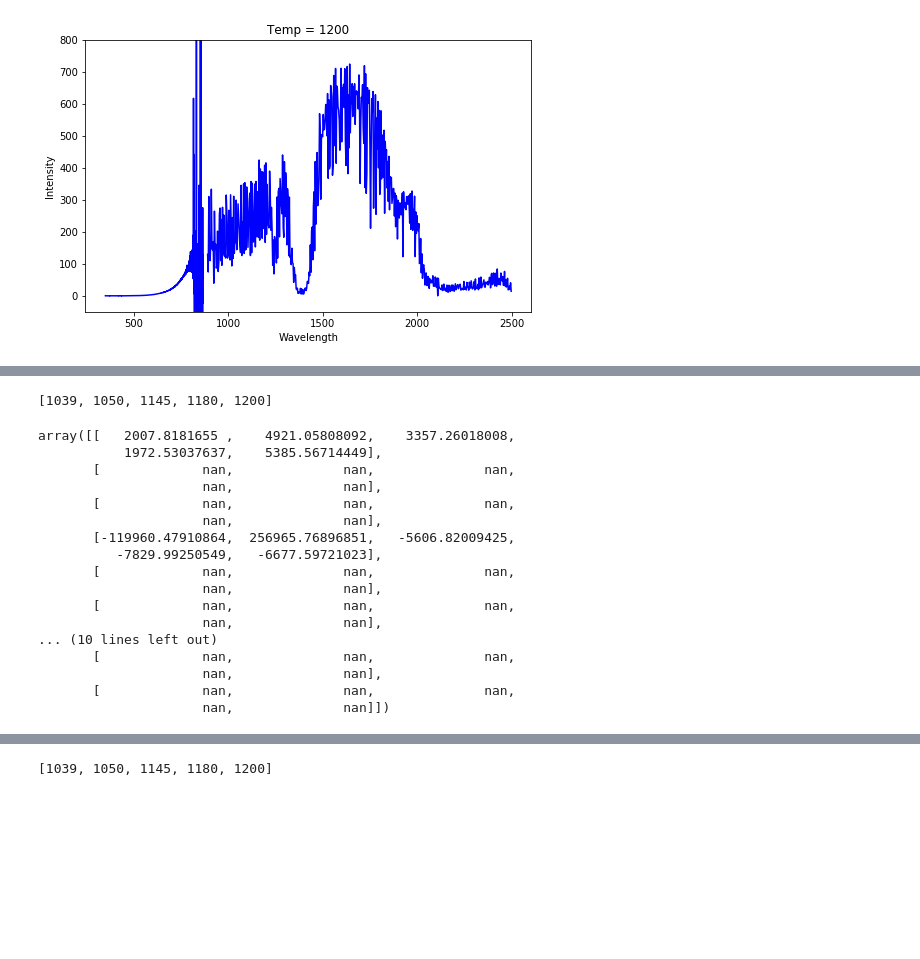
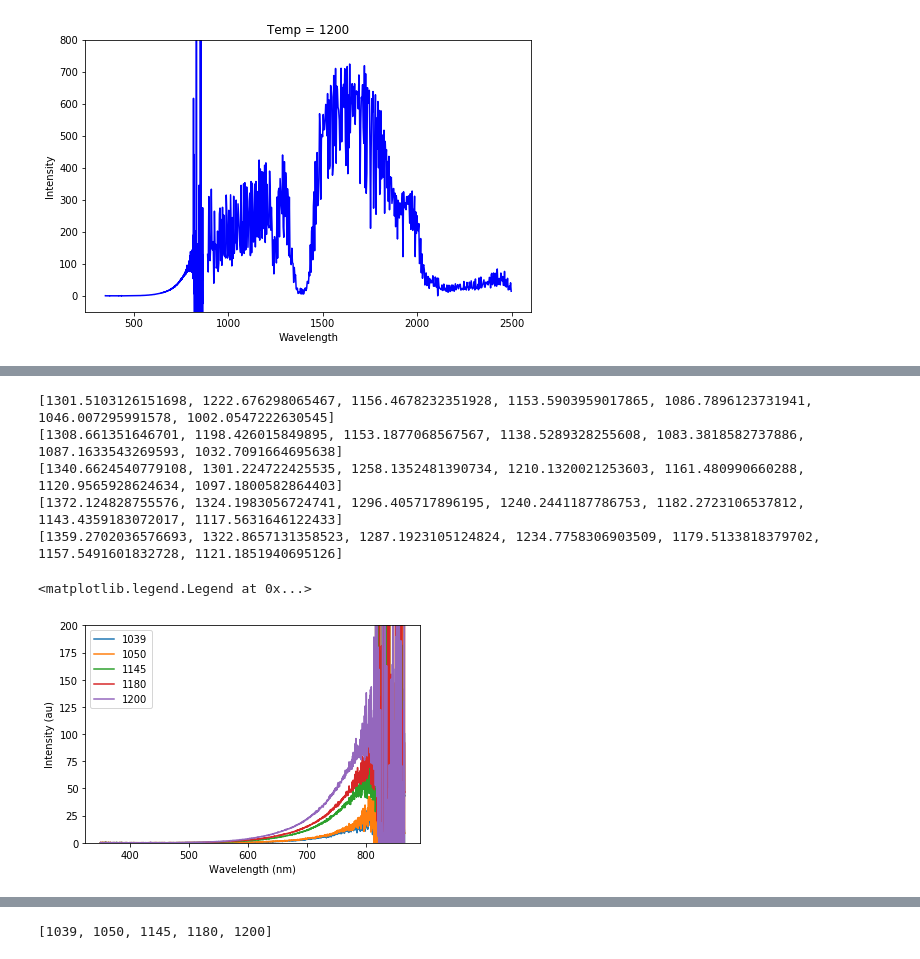
Before and after one commit to msb002/MHDlab, a Jupyter notebook: Analysis/Jupyter Notebooks/Bowen/MgO Spectra.ipynb, the cells around one changed output, grey strips where cells are left out. Cells and saved outputs as stored; diff of their text form; code cells hidden in the pictures; blank space fills up the shorter version.

```diff
--- a/Analysis/Jupyter Notebooks/Bowen/MgO Spectra.ipynb
+++ b/Analysis/Jupyter Notebooks/Bowen/MgO Spectra.ipynb
@@ -140,24 +118,0 @@ for temp in T:
-# %%
-T
-# %% [output]
-[1039, 1050, 1145, 1180, 1200]
-# %%
-bbt
-# %% [output]
-array([[   2007.8181655 ,    4921.05808092,    3357.26018008,
-           1972.53037637,    5385.56714449],
-       [             nan,              nan,              nan,
-                     nan,              nan],
-       [             nan,              nan,              nan,
-                     nan,              nan],
-       [-119960.47910864,  256965.76896851,   -5606.82009425,
-          -7829.99250549,   -6677.59721023],
-       [             nan,              nan,              nan,
-                     nan,              nan],
-       [             nan,              nan,              nan,
-                     nan,              nan],
-... (10 lines left out)
-       [             nan,              nan,              nan,
-                     nan,              nan],
-       [             nan,              nan,              nan,
-                     nan,              nan]])
@@ -165,0 +119,26 @@ bbt = np.zeros((len(w),5))
+# %%
+wl = [600,620,640,660,680,700,720,]#740#760,780]
+dwl = 80
+tt = []
+
+for temp in T:
+    t = []
+    for wla in wl:
+        wlb = wla+dwl
+        s = dfs[Spcm[0]+'_'+str(temp)+'C'][0].mean(axis=1)
+        t.append(twocolortemp(wla, wlb,s))
+    plt.plot(s, label = str(temp))
+    plt.ylim(0,200)
+    print(t)
+    tt.append(t)
+plt.xlabel('Wavelength (nm)')
+plt.ylabel('Intensity (au)')
+plt.legend()
+# %% [output]
+[1301.5103126151698, 1222.676298065467, 1156.4678232351928, 1153.5903959017865, 1086.7896123731941, 1046.007295991578, 1002.0547222630545]
+[1308.661351646701, 1198.426015849895, 1153.1877068567567, 1138.5289328255608, 1083.3818582737886, 1087.1633543269593, 1032.7091664695638]
+[1340.6624540779108, 1301.224722425535, 1258.1352481390734, 1210.1320021253603, 1161.480990660288, 1120.9565928624634, 1097.1800582864403]
+[1372.124828755576, 1324.1983056724741, 1296.405717896195, 1240.2441187786753, 1182.2723106537812, 1143.4359183072017, 1117.5631646122433]
+[1359.2702036576693, 1322.8657131358523, 1287.1923105124824, 1234.7758306903509, 1179.5133818379702, 1157.5491601832728, 1121.1851940695126]
+<matplotlib.legend.Legend at 0x...>
+[figure, added]
```
Also changed, not shown: parts of 6 cells of this notebook, 13 other files.
